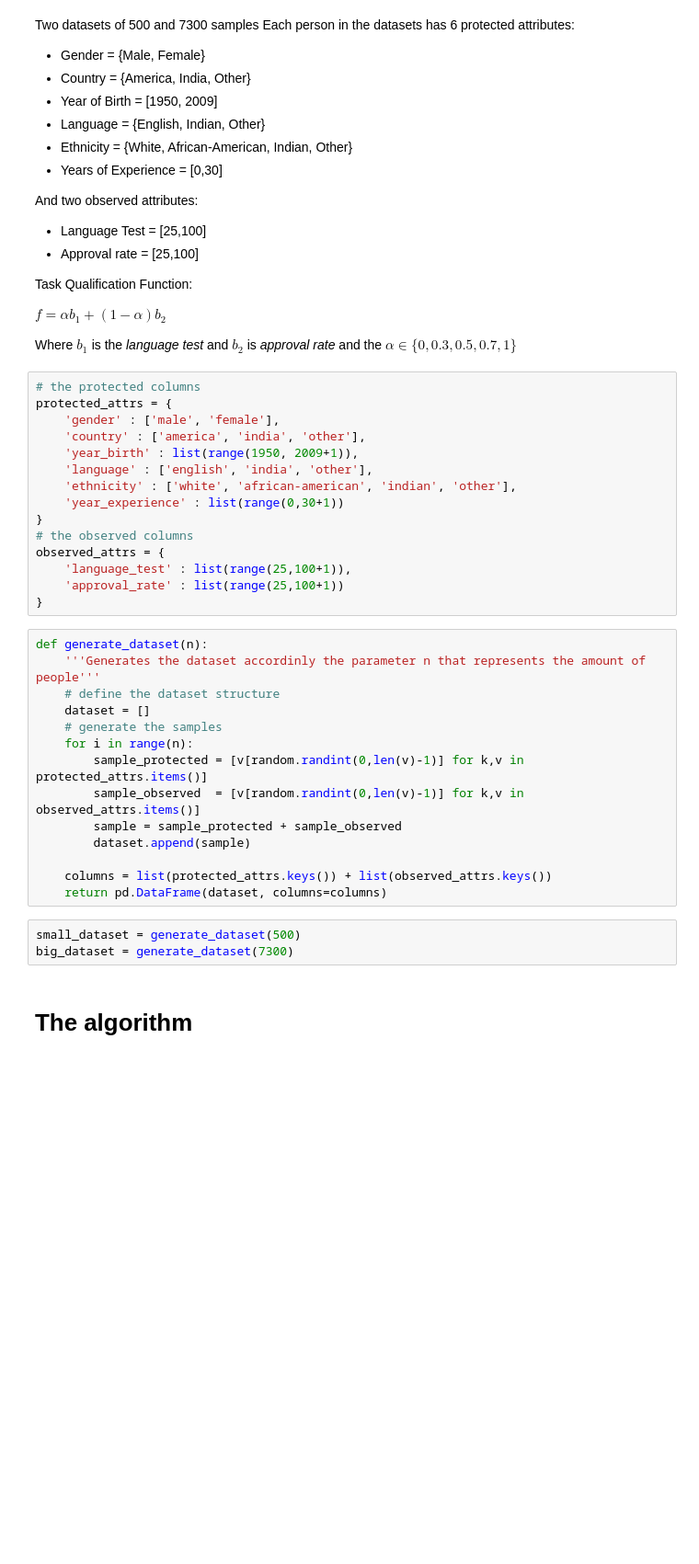
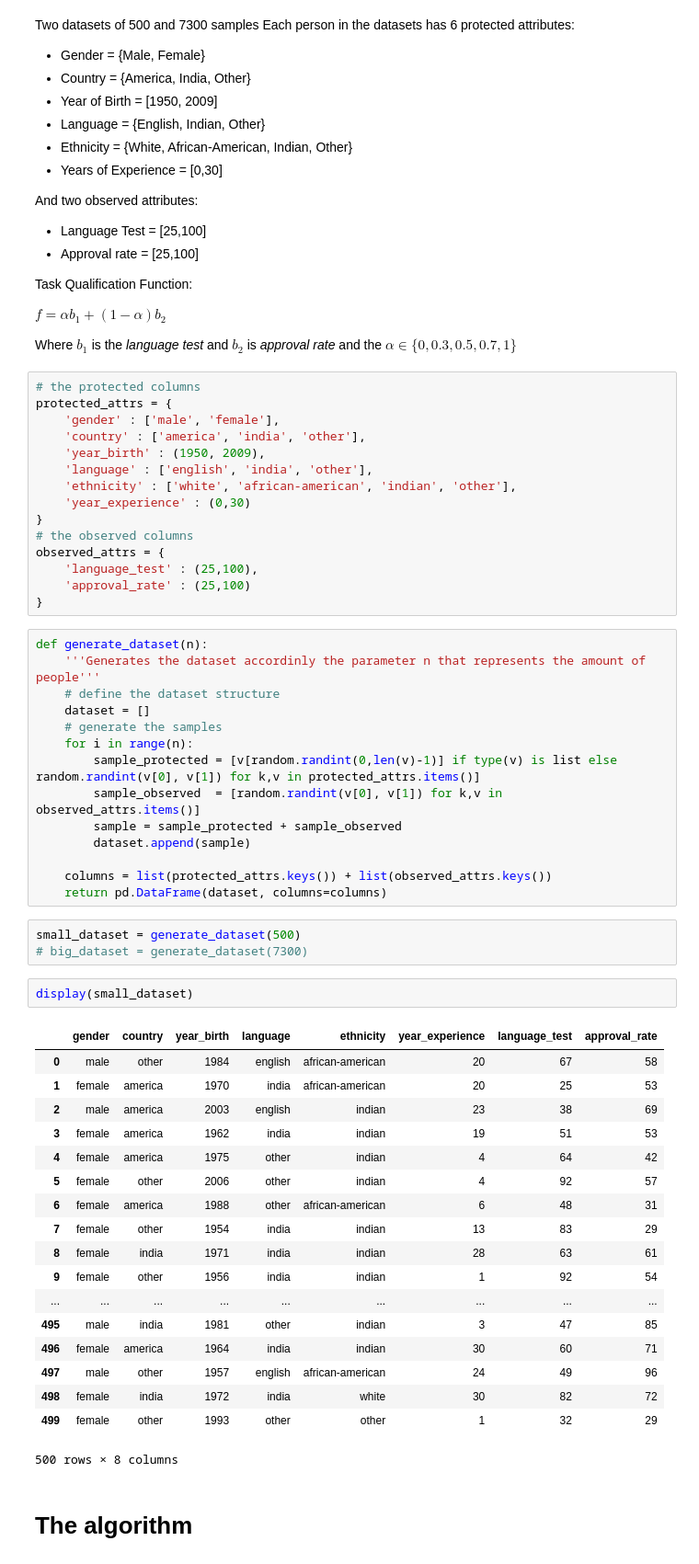
Before and after one commit to iagocc/fairness-dp, a Jupyter notebook: Balanced Opt.ipynb, the cells around one changed output. Shown at 92% size. Drawn from its saved outputs; the diff is of its cells as text; blank space fills up the shorter version.

```diff
--- a/Balanced Opt.ipynb
+++ b/Balanced Opt.ipynb
@@ -39,15 +39,15 @@ Where $b_1$ is the *language test* and $b_2$ is *approval rate* and the $\alpha
 protected_attrs = {
     'gender' : ['male', 'female'],
     'country' : ['america', 'india', 'other'],
-    'year_birth' : list(range(1950, 2009+1)),
+    'year_birth' : (1950, 2009),
     'language' : ['english', 'india', 'other'],
     'ethnicity' : ['white', 'african-american', 'indian', 'other'],
-    'year_experience' : list(range(0,30+1))
+    'year_experience' : (0,30)
 }
 # the observed columns
 observed_attrs = {
-    'language_test' : list(range(25,100+1)),
-    'approval_rate' : list(range(25,100+1))
+    'language_test' : (25,100),
+    'approval_rate' : (25,100)
 }
 # %%
 def generate_dataset(n):
@@ -56,8 +56,8 @@ def generate_dataset(n):
     dataset = []
     # generate the samples
     for i in range(n):
-        sample_protected = [v[random.randint(0,len(v)-1)] for k,v in protected_attrs.items()]
-        sample_observed  = [v[random.randint(0,len(v)-1)] for k,v in observed_attrs.items()]
+        sample_protected = [v[random.randint(0,len(v)-1)] if type(v) is list else random.randint(v[0], v[1]) for k,v in protected_attrs.items()]
+        sample_observed  = [random.randint(v[0], v[1]) for k,v in observed_attrs.items()]
         sample = sample_protected + sample_observed
         dataset.append(sample)
 
@@ -65,6 +65,27 @@ def generate_dataset(n):
     return pd.DataFrame(dataset, columns=columns)
 # %%
 small_dataset = generate_dataset(500)
-big_dataset = generate_dataset(7300)
+# big_dataset = generate_dataset(7300)
+# %%
+display(small_dataset)
+# %% [output]
+|  | gender | country | year_birth | language | ethnicity | year_experience | language_test | approval_rate |
+| 0 | male | other | 1984 | english | african-american | 20 | 67 | 58 |
+| 1 | female | america | 1970 | india | african-american | 20 | 25 | 53 |
+| 2 | male | america | 2003 | english | indian | 23 | 38 | 69 |
+| 3 | female | america | 1962 | india | indian | 19 | 51 | 53 |
+| 4 | female | america | 1975 | other | indian | 4 | 64 | 42 |
+| 5 | female | other | 2006 | other | indian | 4 | 92 | 57 |
+| 6 | female | america | 1988 | other | african-american | 6 | 48 | 31 |
+| 7 | female | other | 1954 | india | indian | 13 | 83 | 29 |
+| 8 | female | india | 1971 | india | indian | 28 | 63 | 61 |
+| 9 | female | other | 1956 | india | indian | 1 | 92 | 54 |
+| ... | ... | ... | ... | ... | ... | ... | ... | ... |
+| 495 | male | india | 1981 | other | indian | 3 | 47 | 85 |
+| 496 | female | america | 1964 | india | indian | 30 | 60 | 71 |
+| 497 | male | other | 1957 | english | african-american | 24 | 49 | 96 |
+| 498 | female | india | 1972 | india | white | 30 | 82 | 72 |
+| 499 | female | other | 1993 | other | other | 1 | 32 | 29 |
+500 rows × 8 columns
 # %% [markdown]
 # The algorithm
```
Also changed, not shown: parts of 9 cells of this notebook.
